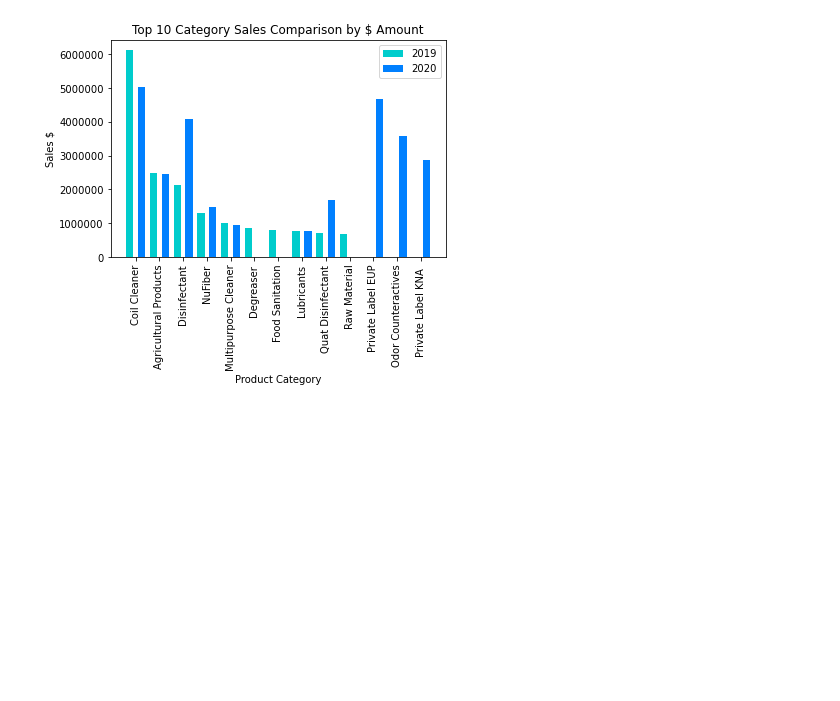
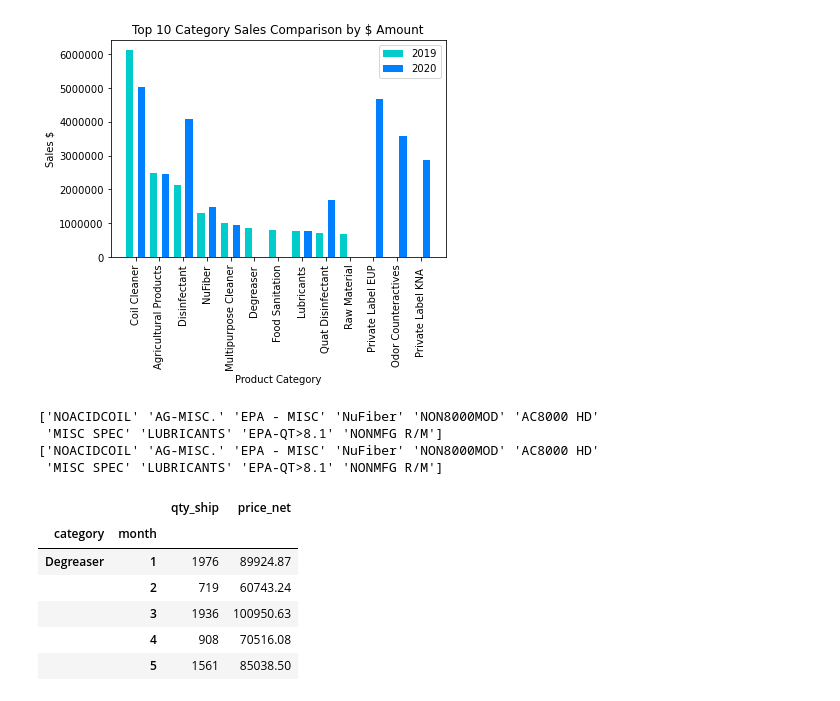
Before and after one commit to aadeba5/Project1, a Jupyter notebook: Nuance_Eric.ipynb, the cells around one changed output. Drawn from its saved outputs; the diff is of its cells as text; code cells hidden in the pictures; blank space fills up the shorter version.

```diff
--- a/Nuance_Eric.ipynb
+++ b/Nuance_Eric.ipynb
@@ -224,3 +225,20 @@ plt.savefig('output/Top 10 Category Sales Comparison by Dollar Amount - dual',fa
 plt.show()
 # %% [output]
 [figure]
+# %%
+#Grab original names for 2019 & 2020 categories to filter all data
+top_ten_2019 = twenty_19_sales.groupby(['category']).sum()
+top_ten_2019_items = top_ten_2019.sort_values(by = 'price_net', ascending = False).head(10)
+top_ten_2019_items.append(top_ten_2019.sort_values(by = 'qty_ship', ascending = False).head(10))
+top_ten_2020 = twenty_20_sales.groupby(['category']).sum()
+top_ten_2020_items = top_ten_2020.sort_values(by = 'price_net', ascending = False).head(10)
+top_ten_2020_items.append(top_ten_2020.sort_values(by = 'qty_ship', ascending = False).head(10))
+twenty_19_products = top_ten_2019_items.index.values
+twenty_20_products = top_ten_2019_items.index.values
+print(twenty_19_products)
+print(twenty_20_products)
+# %% [output]
+['NOACIDCOIL' 'AG-MISC.' 'EPA - MISC' 'NuFiber' 'NON8000MOD' 'AC8000 HD'
+ 'MISC SPEC' 'LUBRICANTS' 'EPA-QT>8.1' 'NONMFG R/M']
+['NOACIDCOIL' 'AG-MISC.' 'EPA - MISC' 'NuFiber' 'NON8000MOD' 'AC8000 HD'
+ 'MISC SPEC' 'LUBRICANTS' 'EPA-QT>8.1' 'NONMFG R/M']
@@ -226,0 +253,39 @@ plt.show()
+# %%
+
+twenty_19_monthly = all_twenty_19.groupby(['category', 'month']).sum().rename(index={'NOACIDCOIL': 'Coil Cleaner',
+                                        'AG-MISC.':'Agricultural Products',
+                                        'EPA - MISC' : 'Disinfectant',
+                                        'NON8000MOD' : 'Multipurpose Cleaner',
+                                        'AC8000 HD' : 'Degreaser',
+                                        'MISC SPEC': 'Food Sanitation',
+                                        'EPA-QT>8.1': "Quat Disinfectant",
+                                        "AIRX PROD": "Odor Counteractives",
+                                        'LUBRICANTS' : 'Lubricants',
+                                        'NONMFG R/M' : 'Raw Material',
+                                        'EUROPRO' : 'Private Label EUP',
+                                        'KARCHER' : 'Private Label KNA '
+                                       })
+twenty_20_monthly = all_twenty_20.groupby(['category', 'month']).sum().rename(index={'NOACIDCOIL': 'Coil Cleaner',
+                                        'AG-MISC.':'Agricultural Products',
+                                        'EPA - MISC' : 'Disinfectant',
+                                        'NON8000MOD' : 'Multipurpose Cleaner',
+                                        'AC8000 HD' : 'Degreaser',
+                                        'MISC SPEC': 'Food Sanitation',
+                                        'EPA-QT>8.1': "Quat Disinfectant",
+                                        "AIRX PROD": "Odor Counteractives",
+                                        'LUBRICANTS' : 'Lubricants',
+                                        'NONMFG R/M' : 'Raw Material',
+                                        'EUROPRO' : 'Private Label EUP',
+                                        'KARCHER' : 'Private Label KNA '
+                                       })
+#twenty_19_monthly = twenty_19_monthly.reset_index(level=1, drop=False).groupby('category')
+#twenty_20_monthly = twenty_20_monthly.reset_index(level=1, drop=False)
+twenty_19_monthly.head()
+# %% [output]
+|  |  | qty_ship | price_net |
+| category | month |  |  |
+| Degreaser | 1 | 1976 | 89924.87 |
+|  | 2 | 719 | 60743.24 |
+|  | 3 | 1936 | 100950.63 |
+|  | 4 | 908 | 70516.08 |
+|  | 5 | 1561 | 85038.50 |
```
Also changed, not shown: parts of 4 cells of this notebook, 1 other file.
